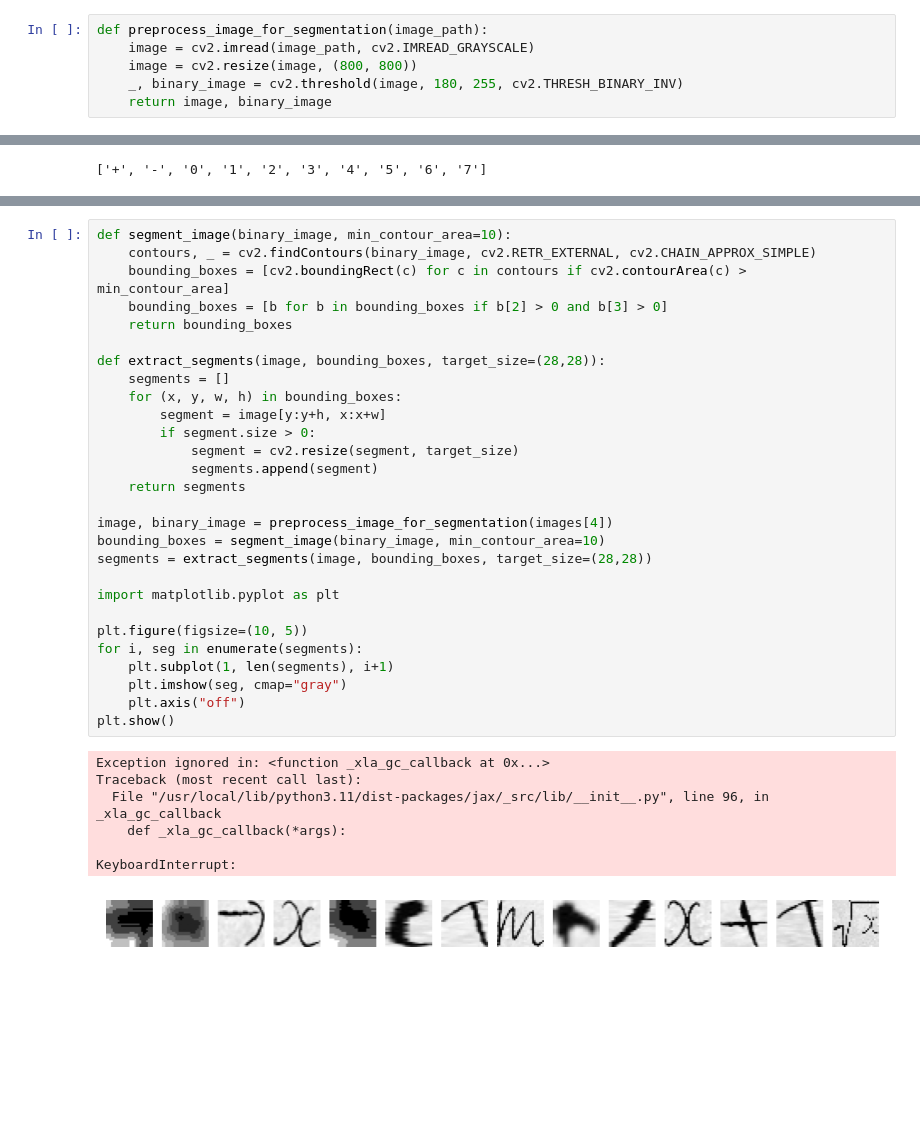
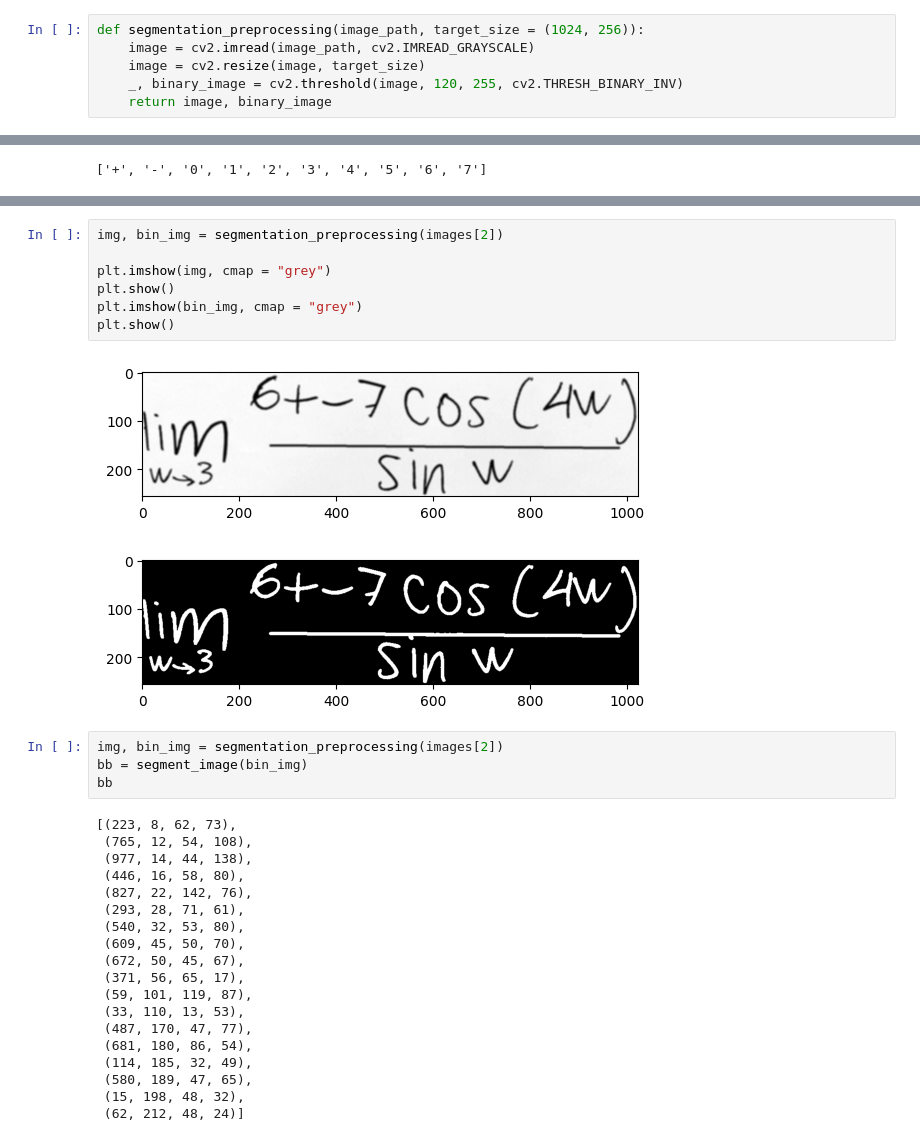
Before and after one commit to AgVicCodes/Optical_Character_Recognition, a Jupyter notebook: code/equations_recogniser_sync_colab.ipynb, the cells around one changed output, grey strips where cells are left out. Saved outputs shown, nothing was run; the diff lists cells and outputs as text; blank space fills up the shorter version.

```diff
--- a/code/equations_recogniser_sync_colab.ipynb
+++ b/code/equations_recogniser_sync_colab.ipynb
@@ -22,6 +15,6 @@ token_mapping = {
 # %%
-def preprocess_image_for_segmentation(image_path):
+def segmentation_preprocessing(image_path, target_size = (1024, 256)):
     image = cv2.imread(image_path, cv2.IMREAD_GRAYSCALE)
-    image = cv2.resize(image, (800, 800))
-    _, binary_image = cv2.threshold(image, 180, 255, cv2.THRESH_BINARY_INV)
+    image = cv2.resize(image, target_size)
+    _, binary_image = cv2.threshold(image, 120, 255, cv2.THRESH_BINARY_INV)
     return image, binary_image
@@ -235,36 +157,33 @@ bb
-# %%
-def segment_image(binary_image, min_contour_area=10):
-    contours, _ = cv2.findContours(binary_image, cv2.RETR_EXTERNAL, cv2.CHAIN_APPROX_SIMPLE)
-    bounding_boxes = [cv2.boundingRect(c) for c in contours if cv2.contourArea(c) > min_contour_area]
-    bounding_boxes = [b for b in bounding_boxes if b[2] > 0 and b[3] > 0]
-    return bounding_boxes
-
-def extract_segments(image, bounding_boxes, target_size=(28,28)):
-    segments = []
-    for (x, y, w, h) in bounding_boxes:
-        segment = image[y:y+h, x:x+w]
-        if segment.size > 0:
-            segment = cv2.resize(segment, target_size)
-            segments.append(segment)
-    return segments
-
-image, binary_image = preprocess_image_for_segmentation(images[4])
-bounding_boxes = segment_image(binary_image, min_contour_area=10)
-segments = extract_segments(image, bounding_boxes, target_size=(28,28))
-
-import matplotlib.pyplot as plt
-
-plt.figure(figsize=(10, 5))
-for i, seg in enumerate(segments):
-    plt.subplot(1, len(segments), i+1)
-    plt.imshow(seg, cmap="gray")
-    plt.axis("off")
-plt.show()
-# %% [output]
-Exception ignored in: <function _xla_gc_callback at 0x...>
-Traceback (most recent call last):
-  File "/usr/local/lib/python3.11/dist-packages/jax/_src/lib/__init__.py", line 96, in _xla_gc_callback
-    def _xla_gc_callback(*args):
-
-KeyboardInterrupt:
-[figure, removed]
+# %%
+img, bin_img = segmentation_preprocessing(images[2])
+
+plt.imshow(img, cmap = "grey")
+plt.show()
+plt.imshow(bin_img, cmap = "grey")
+plt.show()
+# %% [output]
+[figure, added]
+[figure, added]
+# %%
+img, bin_img = segmentation_preprocessing(images[2])
+bb = segment_image(bin_img)
+bb
+# %% [output]
+[(223, 8, 62, 73),
+ (765, 12, 54, 108),
+ (977, 14, 44, 138),
+ (446, 16, 58, 80),
+ (827, 22, 142, 76),
+ (293, 28, 71, 61),
+ (540, 32, 53, 80),
+ (609, 45, 50, 70),
+ (672, 50, 45, 67),
+ (371, 56, 65, 17),
+ (59, 101, 119, 87),
+ (33, 110, 13, 53),
+ (487, 170, 47, 77),
+ (681, 180, 86, 54),
+ (114, 185, 32, 49),
+ (580, 189, 47, 65),
+ (15, 198, 48, 32),
+ (62, 212, 48, 24)]
```
Also changed, not shown: parts of 24 cells of this notebook, 21 other files.
